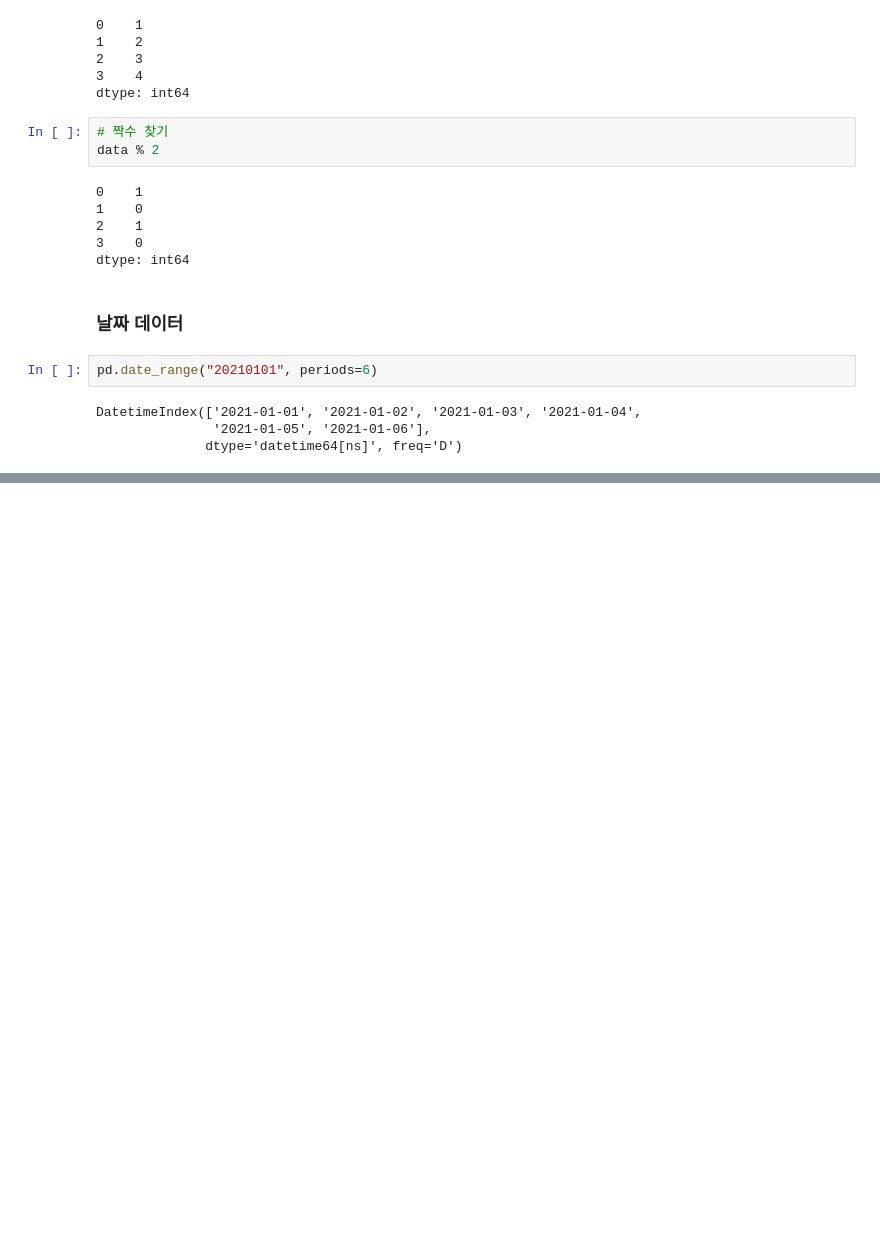
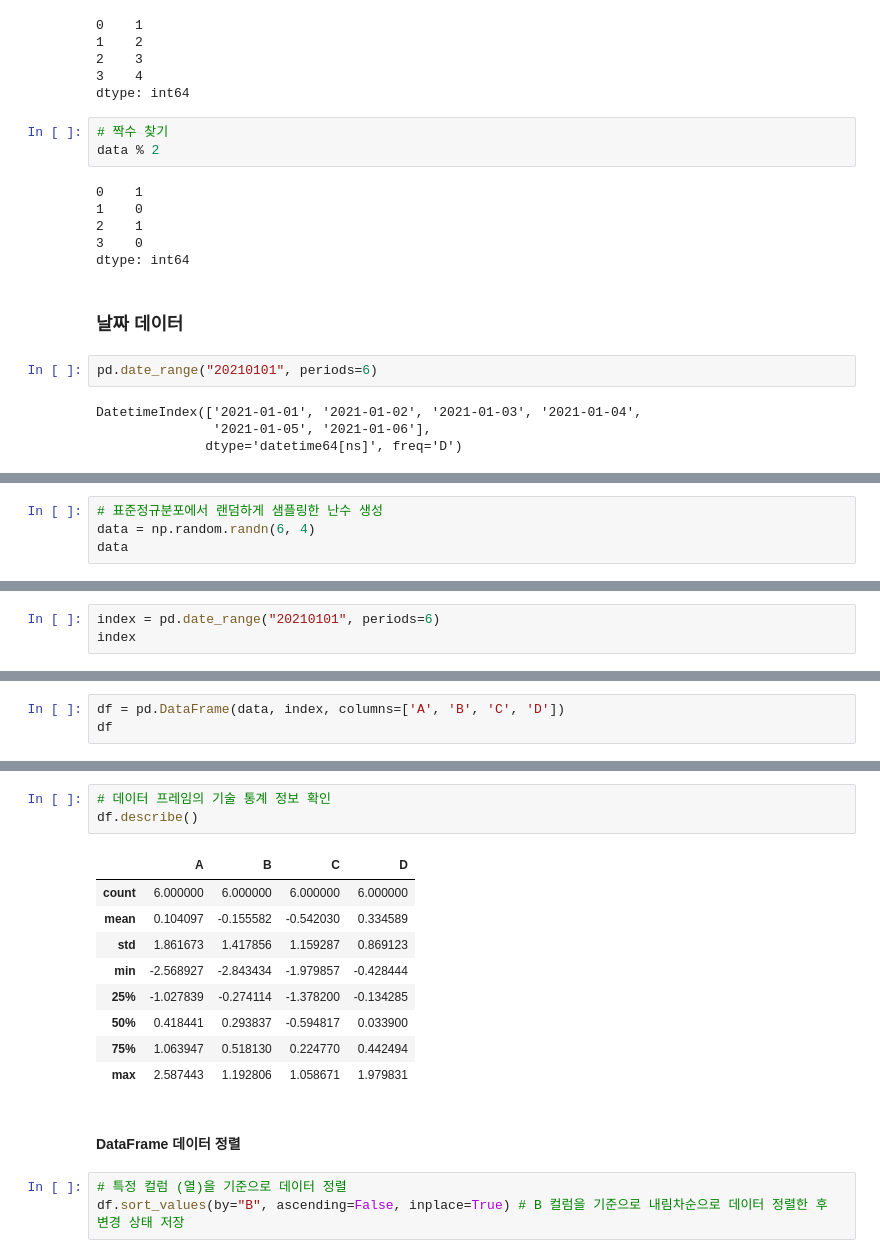
Before and after one commit to GomSon-E/zero-base, a Jupyter notebook: 04. EDA/source_code/01_Analysis Seoul CCTV.ipynb, the cells around one changed output, grey strips where cells are left out. Saved outputs shown, nothing was run; the diff lists cells and outputs as text; blank space fills up the shorter version.

Commit message:
FEAT : EDA - Pandas 기초  - DataFrame

```diff
--- a/04. EDA/source_code/01_Analysis Seoul CCTV.ipynb
+++ b/04. EDA/source_code/01_Analysis Seoul CCTV.ipynb
@@ -192,0 +197,4 @@ DatetimeIndex(['2021-01-01', '2021-01-02', '2021-01-03', '2021-01-04',
+# %%
+# 표준정규분포에서 랜덤하게 샘플링한 난수 생성
+data = np.random.randn(6, 4)
+data
@@ -192,0 +208,3 @@ DatetimeIndex(['2021-01-01', '2021-01-02', '2021-01-03', '2021-01-04',
+# %%
+index = pd.date_range("20210101", periods=6)
+index
@@ -192,0 +215,3 @@ DatetimeIndex(['2021-01-01', '2021-01-02', '2021-01-03', '2021-01-04',
+# %%
+df = pd.DataFrame(data, index, columns=['A', 'B', 'C', 'D'])
+df
@@ -192,0 +281,18 @@ DatetimeIndex(['2021-01-01', '2021-01-02', '2021-01-03', '2021-01-04',
+# %%
+# 데이터 프레임의 기술 통계 정보 확인
+df.describe()
+# %% [output]
+|  | A | B | C | D |
+| count | 6.000000 | 6.000000 | 6.000000 | 6.000000 |
+| mean | 0.104097 | -0.155582 | -0.542030 | 0.334589 |
+| std | 1.861673 | 1.417856 | 1.159287 | 0.869123 |
+| min | -2.568927 | -2.843434 | -1.979857 | -0.428444 |
+| 25% | -1.027839 | -0.274114 | -1.378200 | -0.134285 |
+| 50% | 0.418441 | 0.293837 | -0.594817 | 0.033900 |
+| 75% | 1.063947 | 0.518130 | 0.224770 | 0.442494 |
+| max | 2.587443 | 1.192806 | 1.058671 | 1.979831 |
+# %% [markdown]
+#### DataFrame 데이터 정렬
+# %%
+# 특정 컬럼 (열)을 기준으로 데이터 정렬
+df.sort_values(by="B", ascending=False, inplace=True) # B 컬럼을 기준으로 내림차순으로 데이터 정렬한 후 변경 상태 저장
```
Also changed, not shown: parts of 52 cells of this notebook.
